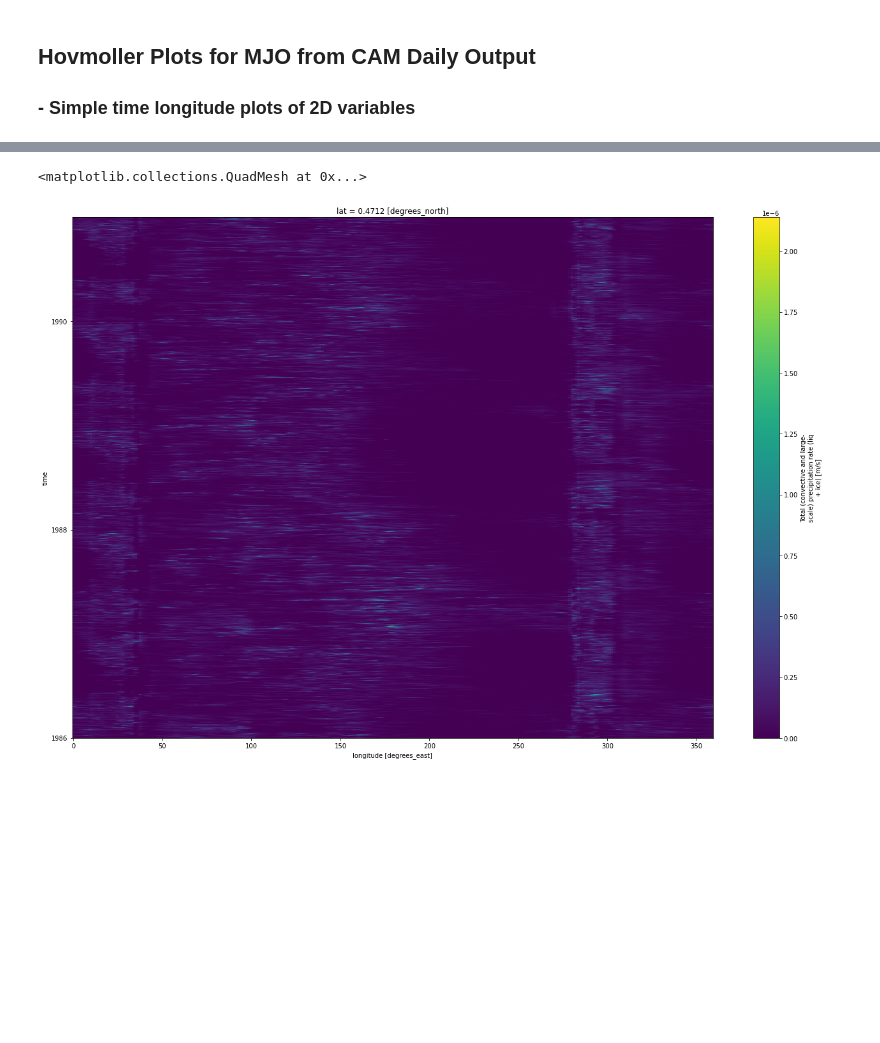
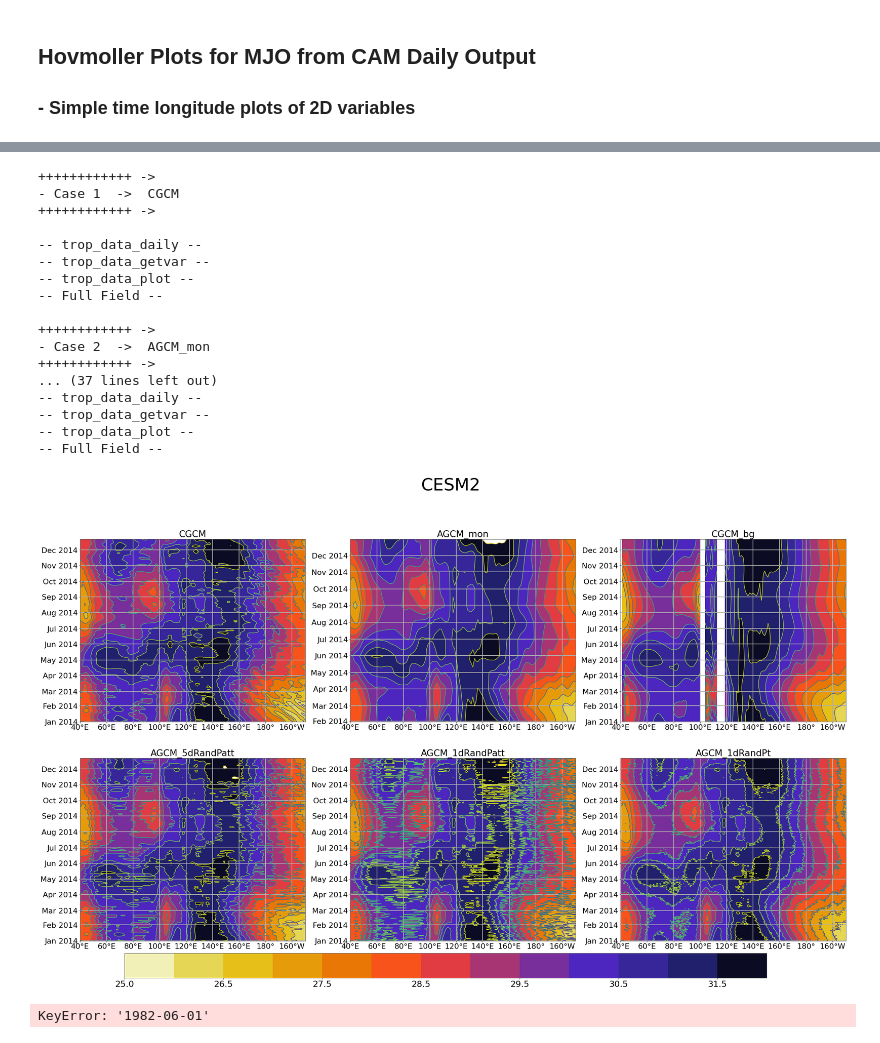
Before and after one commit to swrneale/python-scripts, a Jupyter notebook: variability/var_daily_cam_hov.ipynb, the cells around one changed output, grey strips where cells are left out. Saved outputs shown, nothing was run; the diff lists cells and outputs as text; code cells hidden in the pictures; blank space fills up the shorter version.

```diff
--- a/variability/var_daily_cam_hov.ipynb
+++ b/variability/var_daily_cam_hov.ipynb
@@ -82,5 +78,67 @@ time: mean
+# %%
+# My utils
+#import tropical_var_utils as trop_var
+### Template here ##
+importlib.reload(trop_var)
+
+fig_hov, ax_hov = plt.subplots(2,3,figsize=(40, 25))
+
+for irr, ax in enumerate(ax_hov.ravel()):
+
+    run_name = run_names[irr]
+
+    print('')
+    print('++++++++++++ -> ')
+    print('- Case',irr+1,' -> ',run_name)
+    print('++++++++++++ -> ')
+    print('')
+
+#
+# Read in data
+# Could use a class here and just read in lat/lon time range, once.??
+#
+    var_name = trop_var.mvar2ovar(mvar_name,run_name)
+
+    run_ds = trop_var.trop_data_daily(dir_in, run_name,set_name)
+
+    data_var = trop_var.trop_data_getvar(run_ds, var_name, year_range,lat_range,lon_range)
+#    data_band = trop_var.trop_data_filt(data_var, 'band1')
+
+    ax,pplot = trop_var.trop_data_plot(ax,run_name,data_var,pyear_range)
+
+
+# Final panel info.
+fig_hov.subplots_adjust(bottom=0.23)
+cbar_ax = fig_hov.add_axes([0.17, 0.17, 0.65, 0.04])
+
+fig_hov.colorbar(pplot, cax=cbar_ax, orientation="horizontal")
+
+cbar_ax.tick_params(labelsize=25)
+fig_hov.suptitle(set_name[0], fontsize=50)
+
+plt.savefig('MSMIP_all_'+set_name[0]+'.png', dpi=120, bbox_inches='tight')
+# %% [output]
+++++++++++++ ->
+- Case 1  ->  CGCM
+++++++++++++ ->
+
+-- trop_data_daily --
+-- trop_data_getvar --
+-- trop_data_plot --
+-- Full Field --
+
+++++++++++++ ->
+- Case 2  ->  AGCM_mon
+++++++++++++ ->
+... (37 lines left out)
+-- trop_data_daily --
+-- trop_data_getvar --
+-- trop_data_plot --
+-- Full Field --
+[figure, added]
+# %%
+data_var.sel(time="1982-06-01").plot()
+# %% [output]
+KeyError: '1982-06-01'
 # %%
-da_run['PRECT'].isel(lat=96).sel(time=slice("1986-01-01","1990-12-31")).plot(size=15)
+# da_run['PRECT'].isel(lat=96).sel(time=slice("1986-01-01","1990-12-31")).plot(size=15)
-# %% [output]
-<matplotlib.collections.QuadMesh at 0x...>
-[figure, removed]
```
Also changed, not shown: parts of 5 cells of this notebook, 40 other files.
